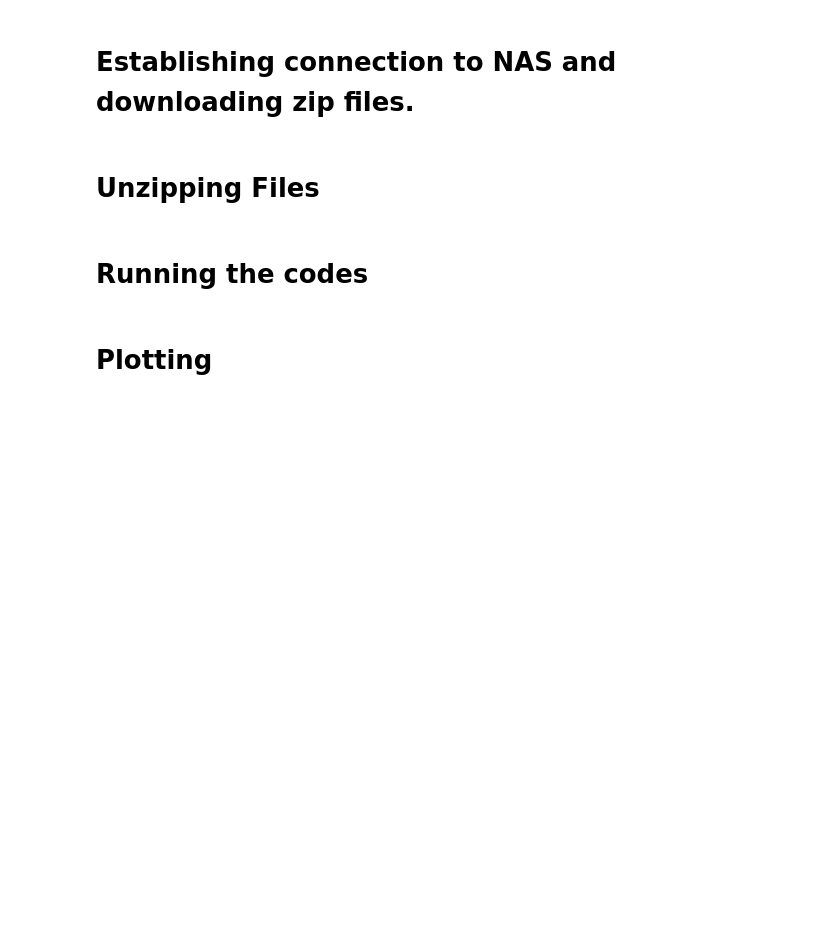
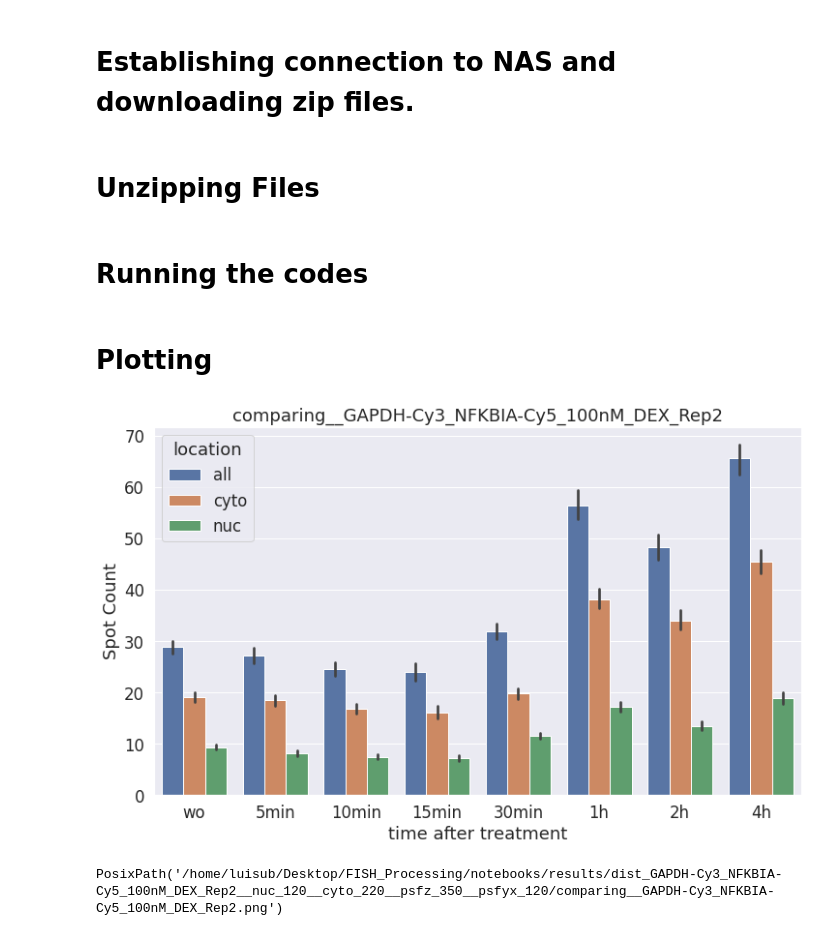
Before and after one commit to MunskyGroup/FISH_Processing, a Jupyter notebook: notebooks/comparing_dataframes.ipynb, the cells around one changed output. Drawn from its saved outputs; the diff is of its cells as text; code cells hidden in the pictures; blank space fills up the shorter version.

Commit message:
comparing all plots

```diff
--- a/notebooks/comparing_dataframes.ipynb
+++ b/notebooks/comparing_dataframes.ipynb
@@ -304,10 +303,10 @@ def dist_plots(df, plot_title,destination_folder ):
 %%capture
 # To download data from NAS it is necessary to use CSU network or use the CSU VPN.
 
-list_dirs, list_labels, plot_title_subfix, mandatory_substring = IL_R1_list ('nuc_120__cyto_220__psfz_350__psfyx_120')
+#list_dirs, list_labels, plot_title_subfix, mandatory_substring = IL_R1_list ('nuc_120__cyto_220__psfz_350__psfyx_120')
 #list_dirs, list_labels, plot_title_subfix, mandatory_substring = IL_R2_list ('nuc_120__cyto_220__psfz_350__psfyx_120')
 #list_dirs, list_labels, plot_title_subfix, mandatory_substring = Dex_R1_list ('nuc_120__cyto_220__psfz_350__psfyx_120')
-#list_dirs, list_labels, plot_title_subfix, mandatory_substring = Dex_R2_list ('nuc_120__cyto_220__psfz_350__psfyx_120')
+list_dirs, list_labels, plot_title_subfix, mandatory_substring = Dex_R2_list ('nuc_120__cyto_220__psfz_350__psfyx_120')
 
 minimal_TS_size = 5
 connect_to_NAS = True
@@ -323,8 +322,7 @@ else:
 list_spots_total, list_spots_nuc, list_spots_cytosol, list_number_cells, list_transcription_sites = extracting_data_for_each_df_in_directory(list_local_folders,minimal_TS_size=minimal_TS_size)
 
 # Final dataframes for nuc, cyto and total spots
-
-df_total = convert_list_to_df (list_number_cells, list_spots_total, list_labels, remove_extreme_values= True)
+df_all = convert_list_to_df (list_number_cells, list_spots_total, list_labels, remove_extreme_values= True)
 df_cyto = convert_list_to_df (list_number_cells, list_spots_cytosol, list_labels, remove_extreme_values= True)
 df_nuc = convert_list_to_df (list_number_cells, list_spots_nuc, list_labels, remove_extreme_values= True)
 df_transcription_sites = convert_list_to_df (list_number_cells, list_transcription_sites, list_labels, remove_extreme_values= False)
@@ -350,3 +348,29 @@ dist_plots(df_nuc, plot_title_nuc, destination_folder)
+# %%
+# Comparing all plots
+# This code creates a single colum for all conditions and adds a 'location' column.
+df_all_melt = df_all.melt()
+df_all_melt['location'] = 'all'
+df_cyto_melt = df_cyto.melt()
+df_cyto_melt['location']= 'cyto'
+df_nuc_melt = df_nuc.melt()
+df_nuc_melt['location']= 'nuc'
+data_frames_list = [df_all_melt, df_cyto_melt, df_nuc_melt]
+data_frames = pd.concat(data_frames_list)
+# %%
+plot_title_nuc = 'comparing__'+plot_title_subfix
+plt.figure(figsize=(12,7))
+sns.set(font_scale = 1.5)
+b= sns.barplot(data=data_frames, x= 'variable',y='value', hue = 'location')
+b.set_xlabel("time after treatment")
+b.set_ylabel("Spot Count")
+b.set_title(plot_title_nuc)
+name_plot = plot_title_nuc +'.png'
+plt.savefig(name_plot, transparent=False)
+plt.show()
+pathlib.Path().absolute().joinpath(name_plot).rename(pathlib.Path().absolute().joinpath(destination_folder,name_plot))
+# %% [output]
+[figure, added]
+PosixPath('/home/luisub/Desktop/FISH_Processing/notebooks/results/dist_GAPDH-Cy3_NFKBIA-Cy5_100nM_DEX_Rep2__nuc_120__cyto_220__psfz_350__psfyx_120/comparing__GAPDH-Cy3_NFKBIA-Cy5_100nM_DEX_Rep2.png')
 # %%
 # Plotting for TS
 #plot_title_ts = 'TS__'+plot_title_subfix
```
Also changed, not shown: parts of 4 cells of this notebook, 3 other files.
